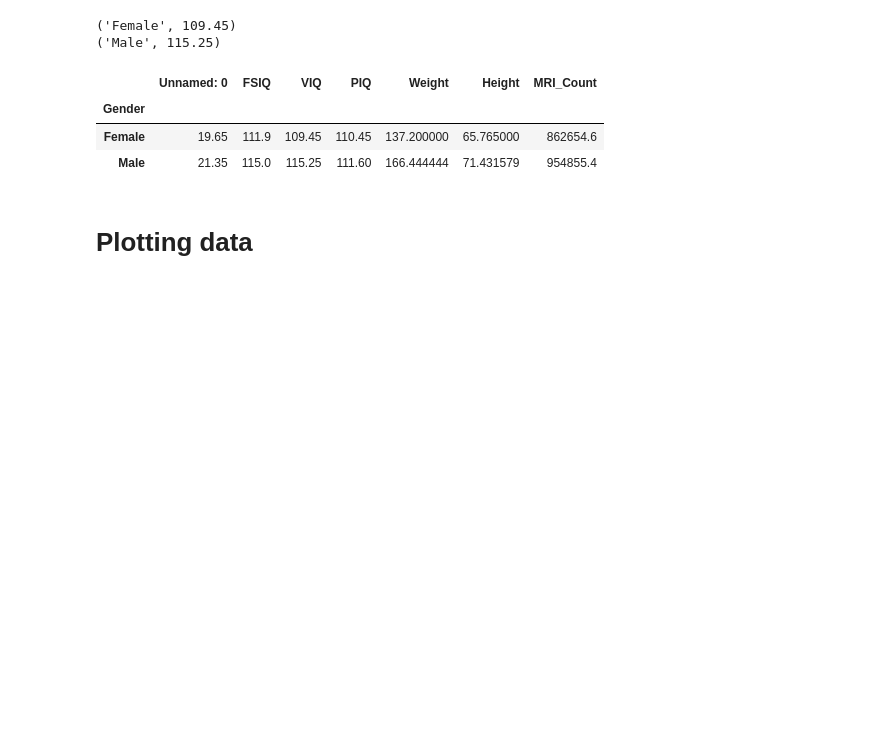
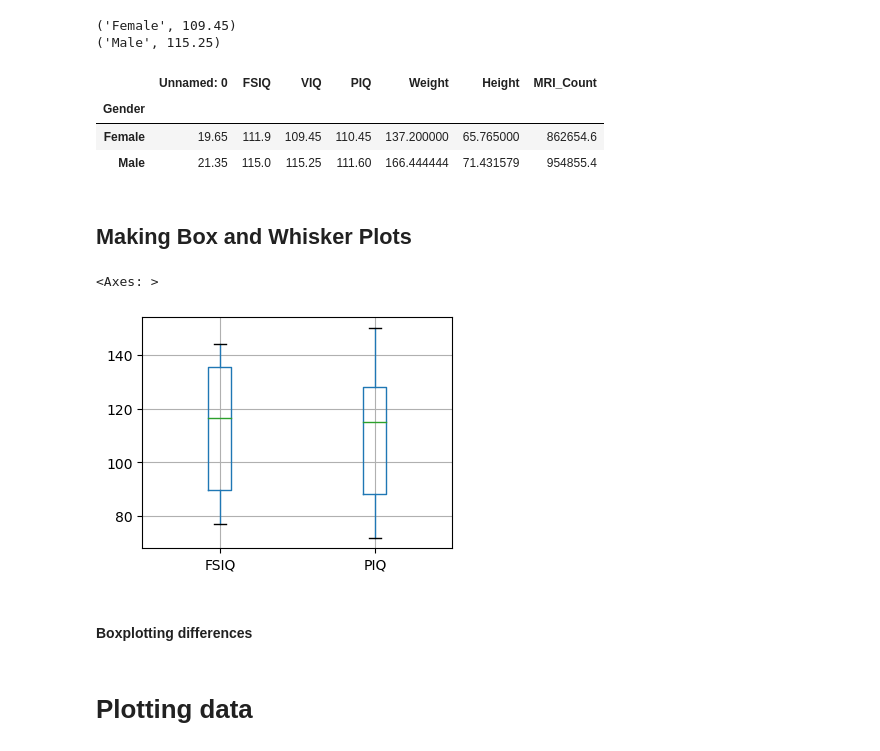
Before and after one commit to NoahKoenigs/Py_stats_and_plotting, a Jupyter notebook: stats_in_py_intro/Stats_in_py_intro.ipynb, the cells around one changed output. Saved outputs shown, nothing was run; the diff lists cells and outputs as text; code cells hidden in the pictures; blank space fills up the shorter version.

```diff
--- a/stats_in_py_intro/Stats_in_py_intro.ipynb
+++ b/stats_in_py_intro/Stats_in_py_intro.ipynb
@@ -123,3 +126,13 @@ Name: Gender, dtype: object
 | Gender |  |  |  |  |  |  |  |
 | Female | 19.65 | 111.9 | 109.45 | 110.45 | 137.200000 | 65.765000 | 862654.6 |
 | Male | 21.35 | 115.0 | 115.25 | 111.60 | 166.444444 | 71.431579 | 954855.4 |
+# %% [markdown]
+## Making Box and Whisker Plots
+# %%
+plt.figure(figsize=(4, 3))
+data.boxplot(column= ['FSIQ', 'PIQ'])
+# %% [output]
+<Axes: >
+[figure, added]
+# %% [markdown]
+#### Boxplotting differences
```
Also changed, not shown: parts of 20 cells of this notebook.
